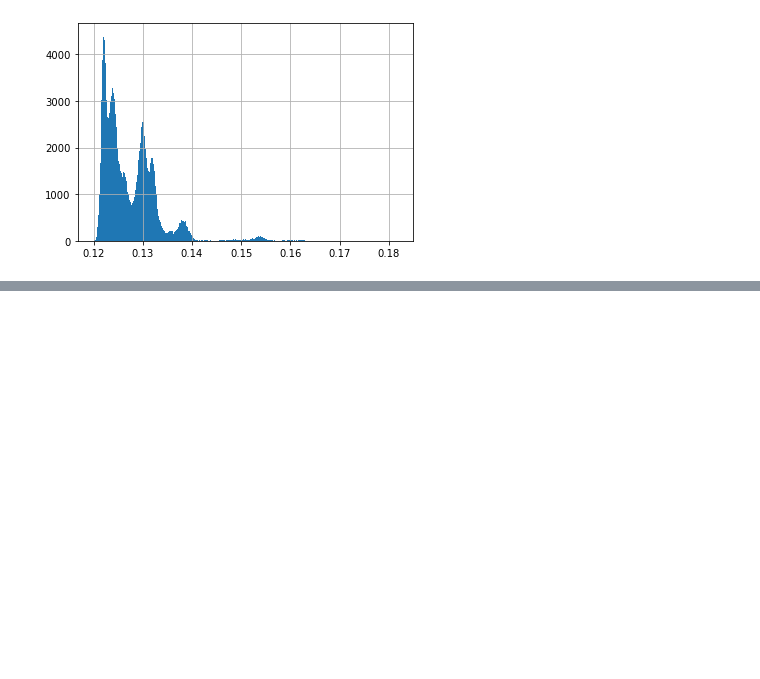
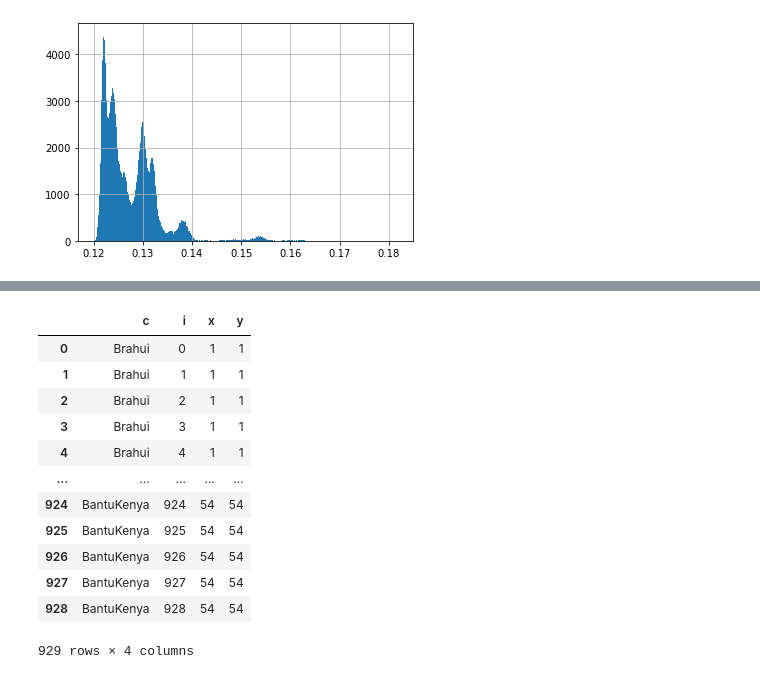
Before and after one commit to Greenbaum-Lab/SNPnmi, a Jupyter notebook: notebooks/sanitycheck distances.ipynb, the cells around one changed output, grey strips where cells are left out. Drawn from its saved outputs; the diff is of its cells as text; code cells hidden in the pictures; blank space fills up the shorter version.

```diff
--- a/notebooks/sanitycheck distances.ipynb
+++ b/notebooks/sanitycheck distances.ipynb
@@ -236,0 +244,9 @@ df[(df['same']) & (df['d'] > 0.17) & (df['d'] < 0.19)]
+# %%
+c2xandy = dict()
+i=1
+for c in c2num_i.keys():
+    print(c)
+    x = cors[cors['1'] == c]['x'].values[0]
+    y = cors[cors['1'] == c]['y'].values[0]
+    c2xandy[c] = (x,y)
+    i+=1
@@ -236,0 +264,24 @@ df[(df['same']) & (df['d'] > 0.17) & (df['d'] < 0.19)]
+# %%
+lst = []
+for i in i2c.keys():
+    c = i2c[i]
+    x = c2xandy[c][0]
+    y = c2xandy[c][1]
+    lst.append([c,i,x,y])
+# %%
+df_for_plot = pd.DataFrame(lst, columns=['c', 'i', 'x', 'y'])
+df_for_plot
+# %% [output]
+|  | c | i | x | y |
+| 0 | Brahui | 0 | 1 | 1 |
+| 1 | Brahui | 1 | 1 | 1 |
+| 2 | Brahui | 2 | 1 | 1 |
+| 3 | Brahui | 3 | 1 | 1 |
+| 4 | Brahui | 4 | 1 | 1 |
+| ... | ... | ... | ... | ... |
+| 924 | BantuKenya | 924 | 54 | 54 |
+| 925 | BantuKenya | 925 | 54 | 54 |
+| 926 | BantuKenya | 926 | 54 | 54 |
+| 927 | BantuKenya | 927 | 54 | 54 |
+| 928 | BantuKenya | 928 | 54 | 54 |
+929 rows × 4 columns
```
Also changed, not shown: parts of 22 cells of this notebook, 3 other files.
